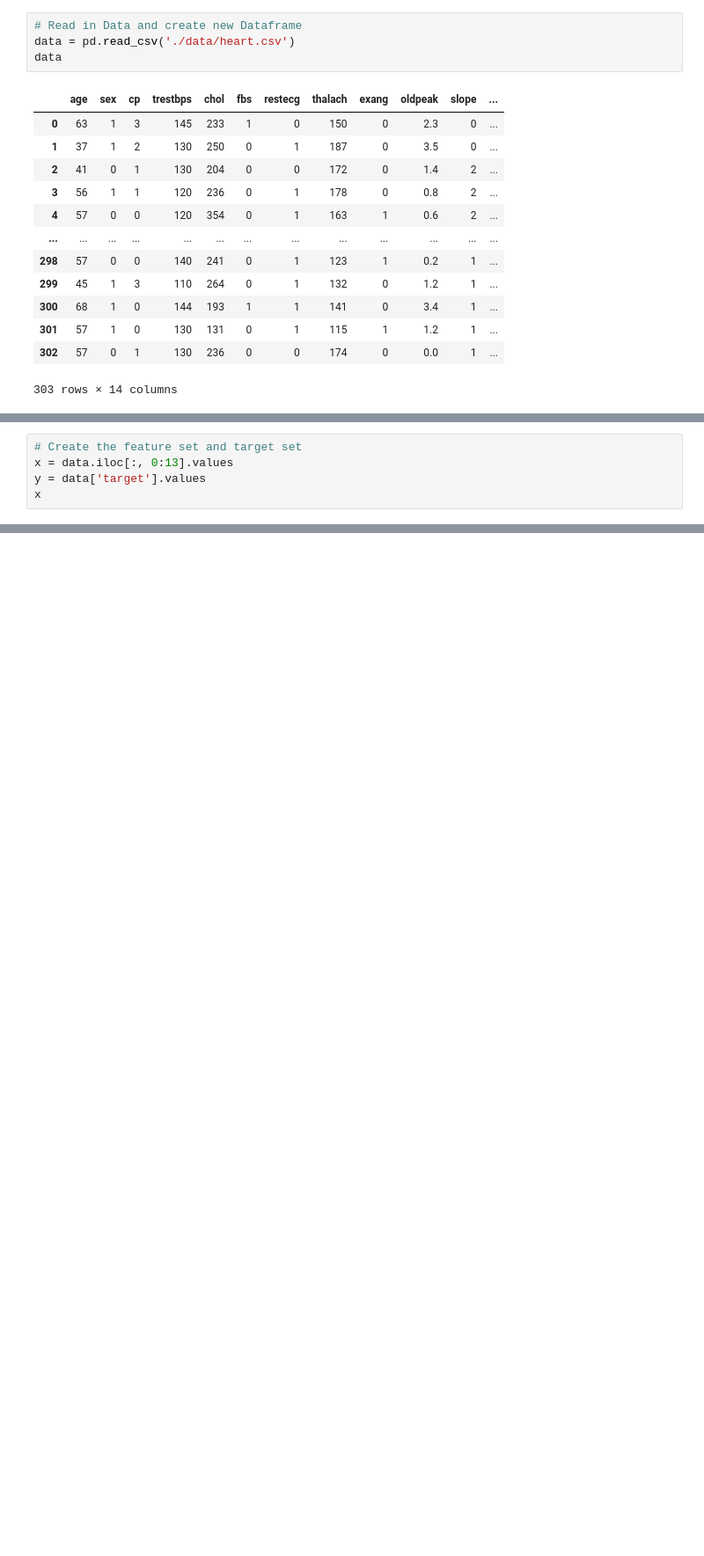
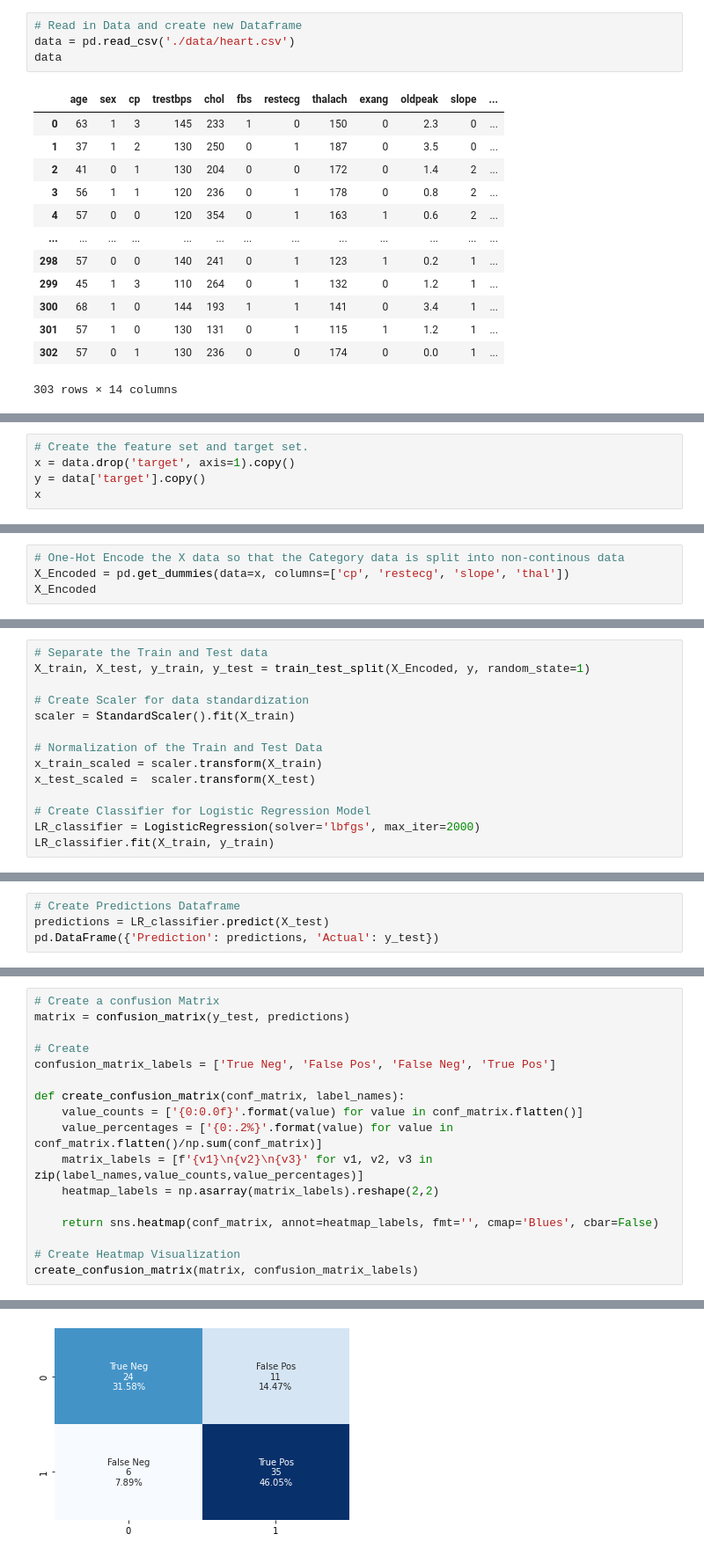
Before and after one commit to MissKateD/project_2, a Jupyter notebook: heart_disease.ipynb, the cells around one changed output, grey strips where cells are left out. Shown at 88% size. Saved outputs shown, nothing was run; the diff lists cells and outputs as text; blank space fills up the shorter version.

Commit message:
Updated Readme with values for cp attribute. progress on heart disease notebook

```diff
--- a/heart_disease.ipynb
+++ b/heart_disease.ipynb
@@ -24,6 +48,6 @@ data
 # %%
-# Create the feature set and target set
-x = data.iloc[:, 0:13].values
-y = data['target'].values
+# Create the feature set and target set.
+x = data.drop('target', axis=1).copy()
+y = data['target'].copy()
 x
 # %% [output]
@@ -42,0 +118,4 @@ classifier = LogisticRegression(solver='lbfgs', random_state=1)
+# %%
+# One-Hot Encode the X data so that the Category data is split into non-continous data
+X_Encoded = pd.get_dummies(data=x, columns=['cp', 'restecg', 'slope', 'thal'])
+X_Encoded
@@ -42,0 +138,14 @@ classifier = LogisticRegression(solver='lbfgs', random_state=1)
+# %%
+# Separate the Train and Test data
+X_train, X_test, y_train, y_test = train_test_split(X_Encoded, y, random_state=1)
+
+# Create Scaler for data standardization
+scaler = StandardScaler().fit(X_train)
+
+# Normalization of the Train and Test Data
+x_train_scaled = scaler.transform(X_train)
+x_test_scaled =  scaler.transform(X_test)
+
+# Create Classifier for Logistic Regression Model
+LR_classifier = LogisticRegression(solver='lbfgs', max_iter=2000)
+LR_classifier.fit(X_train, y_train)
@@ -42,0 +161,4 @@ classifier = LogisticRegression(solver='lbfgs', random_state=1)
+# %%
+# Create Predictions Dataframe
+predictions = LR_classifier.predict(X_test)
+pd.DataFrame({'Prediction': predictions, 'Actual': y_test})
@@ -42,0 +179,18 @@ classifier = LogisticRegression(solver='lbfgs', random_state=1)
+# %%
+# Create a confusion Matrix
+matrix = confusion_matrix(y_test, predictions)
+
+# Create
+confusion_matrix_labels = ['True Neg', 'False Pos', 'False Neg', 'True Pos']
+
+def create_confusion_matrix(conf_matrix, label_names):
+	value_counts = ['{0:0.0f}'.format(value) for value in conf_matrix.flatten()]
+	value_percentages = ['{0:.2%}'.format(value) for value in conf_matrix.flatten()/np.sum(conf_matrix)]
+	matrix_labels = [f'{v1}\n{v2}\n{v3}' for v1, v2, v3 in zip(label_names,value_counts,value_percentages)]
+	heatmap_labels = np.asarray(matrix_labels).reshape(2,2)
+
+	return sns.heatmap(conf_matrix, annot=heatmap_labels, fmt='', cmap='Blues', cbar=False)
+
+# Create Heatmap Visualization
+create_confusion_matrix(matrix, confusion_matrix_labels)
+# %% [output]
@@ -42,0 +198 @@ classifier = LogisticRegression(solver='lbfgs', random_state=1)
+[figure, added]
```
Also changed, not shown: parts of 14 cells of this notebook, 1 other file.
